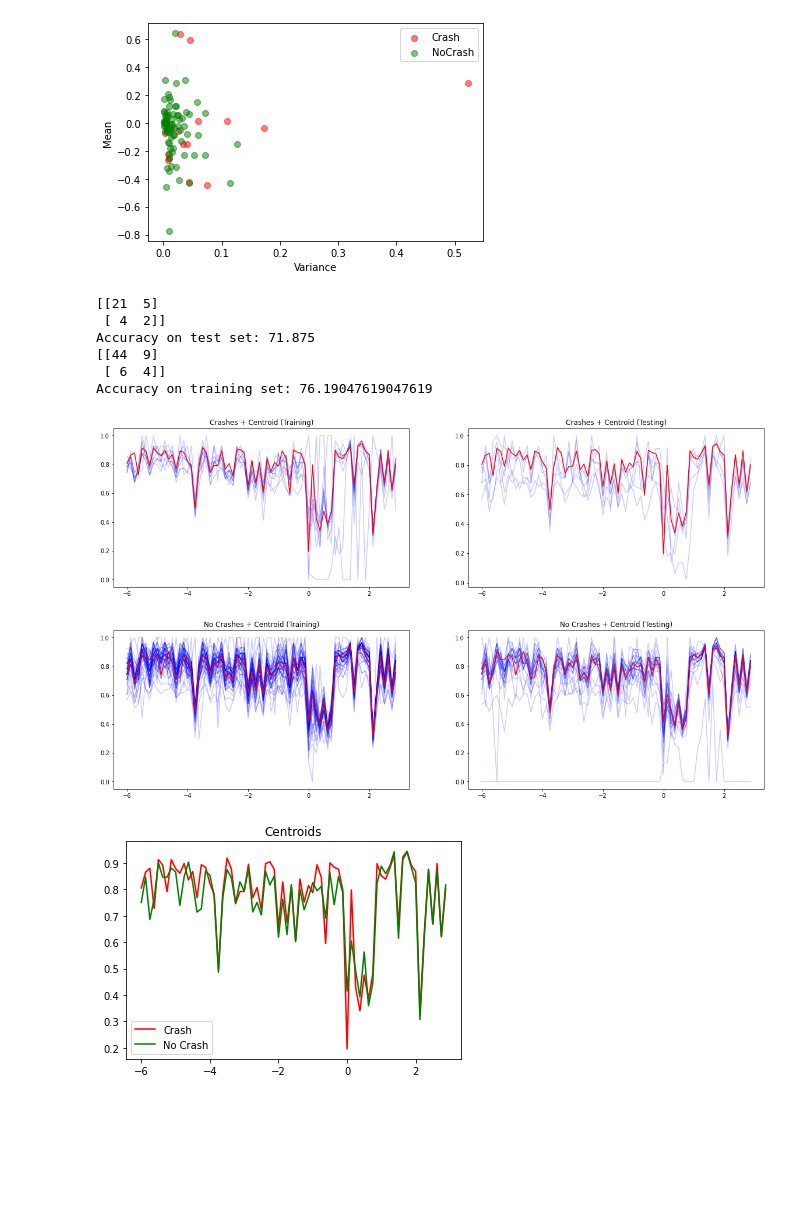
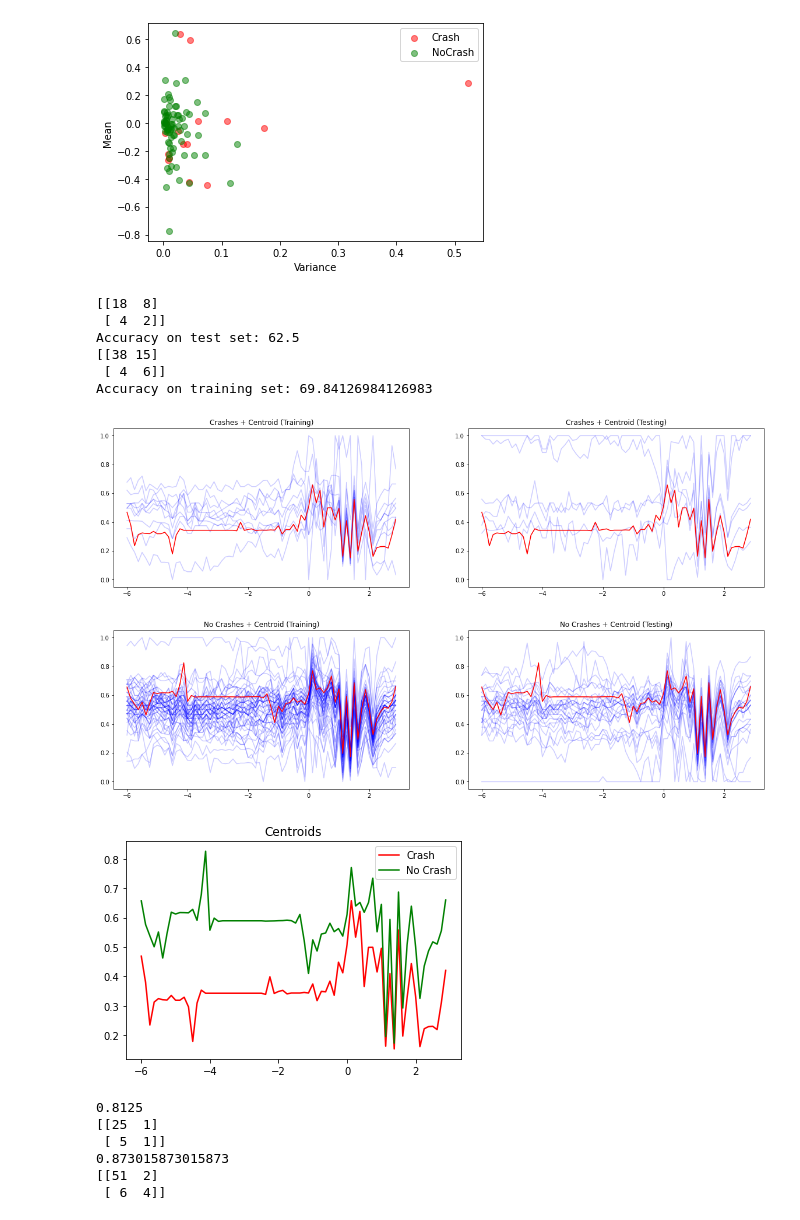
Before and after one commit to cwhite098/MDM3_Project1_Quartix, a Jupyter notebook: visualise.ipynb, the cells around one changed output. Drawn from its saved outputs; the diff is of its cells as text; code cells hidden in the pictures; blank space fills up the shorter version.

Commit message:
added RandomForestClassifier, good result, too many false negatives

```diff
--- a/visualise.ipynb
+++ b/visualise.ipynb
@@ -241,23 +241,26 @@ from sklearn.metrics import confusion_matrix, accuracy_score
 # Get x tilts as first test of clustering
 X_xtilts=np.empty([72,len(X)])
 for i in range(len(X)):
-    X_xtilts[:,i] = X[i][:,2]
+    X_xtilts[:,i] = X[i][:,0]
 
 # normalise the data
 for i in range(len(X_xtilts)):
     X_xtilts[i] = (X_xtilts[i]-X_xtilts[i].min())/(X_xtilts[i].max()-X_xtilts[i].min())
 
+# Split into training and testing data
 X_train, X_test, y_train, y_test = train_test_split(np.transpose(X_xtilts), y, test_size=0.33, random_state=42)
 
+# Compute clusters
 km = TimeSeriesKMeans(n_clusters=2, max_iter=5, metric="dtw", random_state=0).fit(X_train)
 
+# Make predictions
 test_predictions = km.predict(X_test)
 train_predictions = km.predict(X_train)
 
+# Print accuracies and confusion matrices
 print(confusion_matrix(y_test.astype(int), test_predictions))
 test_acc = accuracy_score(y_test.astype(int), test_predictions)
 print('Accuracy on test set: '+ str(test_acc*100))
-
 print(confusion_matrix(y_train.astype(int), train_predictions))
 train_acc = accuracy_score(y_train.astype(int), train_predictions)
 print('Accuracy on training set: '+ str(train_acc*100))
@@ -282,38 +285,59 @@ plt.subplot(1,2,2)
 for i in range(len(X_test_crash)):
     plt.plot(linspace_1, X_test_crash[i], color='blue', alpha=0.2)
 plt.plot(linspace_1, centroids[1], color='red', label='Crash')
 plt.title('Crashes + Centroid (Testing)')
 plt.show()
 
 # No crash data
 plt.figure(figsize=(20,5))
 plt.subplot(1,2,1)
 for i in range(len(X_train_nocrash)):
     plt.plot(linspace_1, X_train_nocrash[i], color='blue', alpha=0.2)
 plt.plot(linspace_1, centroids[0], color='red', label='No Crash')
 plt.title('No Crashes + Centroid (Training)')
 plt.subplot(1,2,2)
 for i in range(len(X_test_nocrash)):
     plt.plot(linspace_1, X_test_nocrash[i], color='blue', alpha=0.2)
 plt.plot(linspace_1, centroids[0], color='red', label='Crash')
 plt.title('No Crashes + Centroid (Testing)')
 plt.show()
 
 #Centroid Comparison
 plt.plot(linspace_1, centroids[1], color='red', label='Crash')
 plt.plot(linspace_1, centroids[0], color='green', label='No Crash')
 plt.legend(loc='best'), plt.title('Centroids')
 plt.show()
 
 #[TP, FP]
 #[FN, TN]
 # %% [output]
-[[21  5]
+[[18  8]
  [ 4  2]]
-Accuracy on test set: 71.875
-[[44  9]
- [ 6  4]]
-Accuracy on training set: 76.19047619047619
+Accuracy on test set: 62.5
+[[38 15]
+ [ 4  6]]
+Accuracy on training set: 69.84126984126983
-[figure, old version]
+[figure, new version]
-[figure, old version]
+[figure, new version]
-[figure, old version]
+[figure, new version]
+# %%
+from sklearn.ensemble import RandomForestClassifier
+
+# using random forest classifier
+classifier = RandomForestClassifier(n_estimators=3)
+classifier.fit(X_train.astype(float), y_train.astype(int))
+y_pred_test = classifier.predict(X_test)
+y_pred_train = classifier.predict(X_train)
+
+print(accuracy_score(y_test.astype(int), y_pred_test))
+print(confusion_matrix(y_test.astype(int), y_pred_test))
+
+print(accuracy_score(y_train.astype(int), y_pred_train))
+print(confusion_matrix(y_train.astype(int), y_pred_train))
+# %% [output]
+0.8125
+[[25  1]
+ [ 5  1]]
+0.873015873015873
+[[51  2]
+ [ 6  4]]
```
